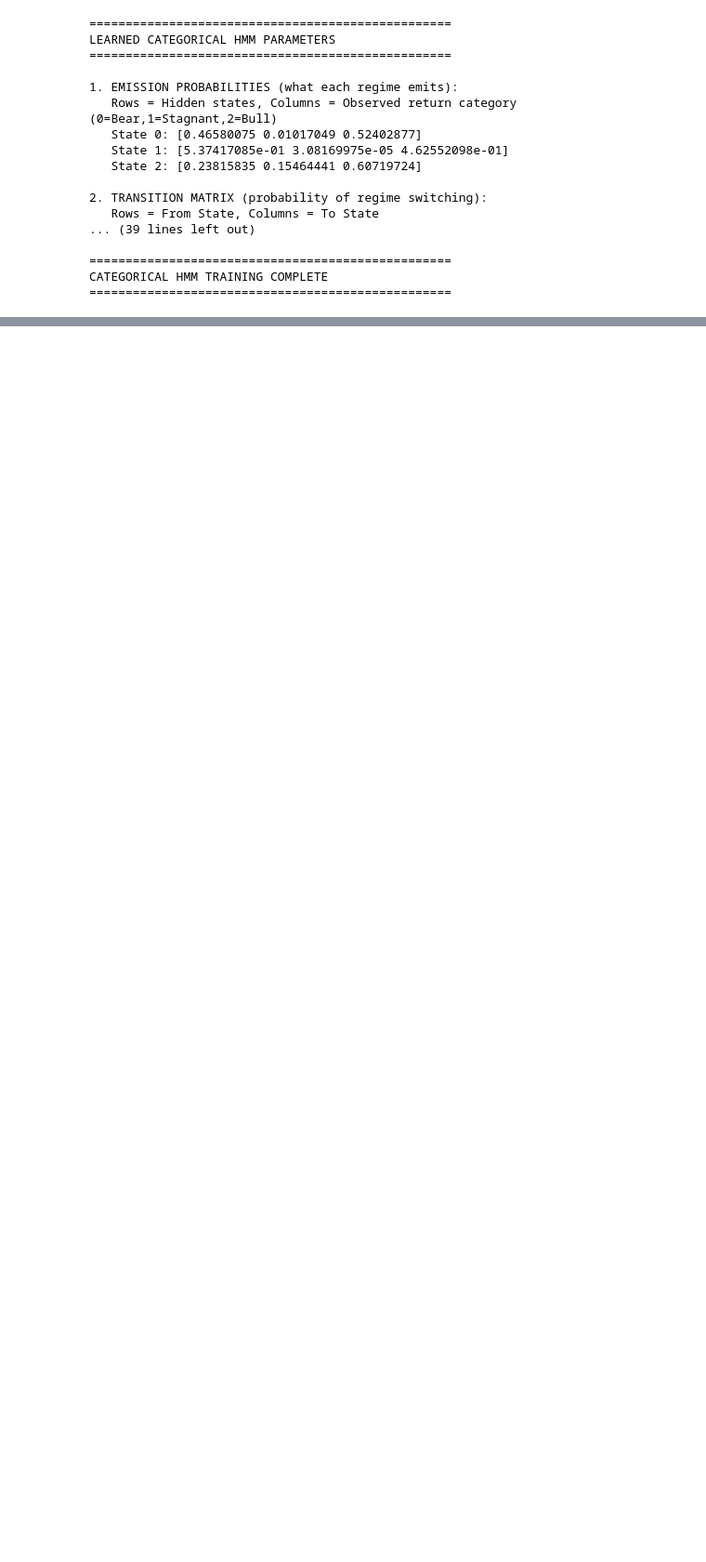
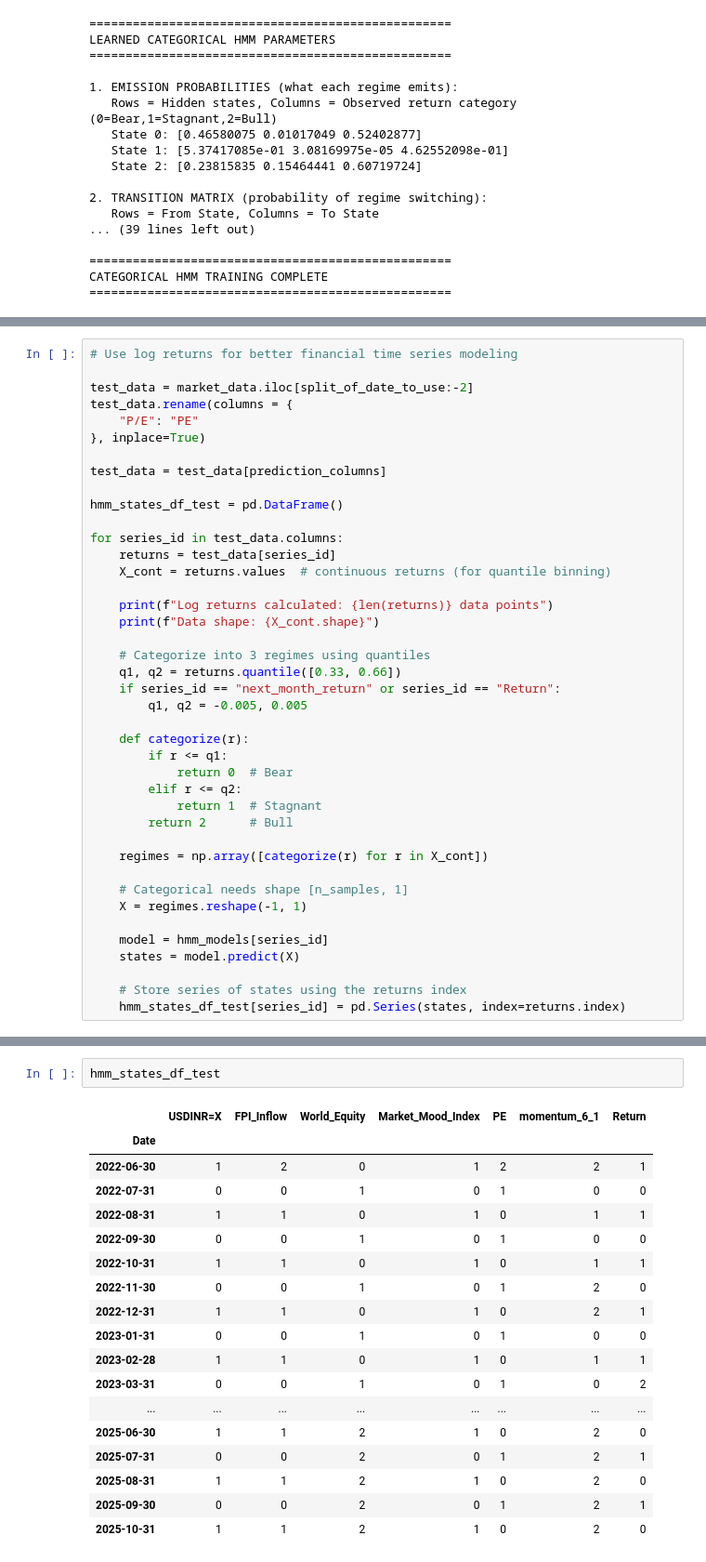
Before and after one commit to rajmehta982/indian_market_regimes, a Jupyter notebook: market_regime_notebook.ipynb, the cells around one changed output, grey strips where cells are left out. Shown at 93% size. Cells and saved outputs as stored; diff of their text form; blank space fills up the shorter version.

```diff
--- a/market_regime_notebook.ipynb
+++ b/market_regime_notebook.ipynb
@@ -1627,0 +2001,41 @@ Step 4.2.5: Creating Regime Visualization
+# %%
+# Use log returns for better financial time series modeling
+
+test_data = market_data.iloc[split_of_date_to_use:-2]
+test_data.rename(columns = {
+    "P/E": "PE"
+}, inplace=True)
+
+test_data = test_data[prediction_columns]
+
+hmm_states_df_test = pd.DataFrame()
+
+for series_id in test_data.columns:
+    returns = test_data[series_id]
+    X_cont = returns.values  # continuous returns (for quantile binning)
+
+    print(f"Log returns calculated: {len(returns)} data points")
+    print(f"Data shape: {X_cont.shape}")
+
+    # Categorize into 3 regimes using quantiles
+    q1, q2 = returns.quantile([0.33, 0.66])
+    if series_id == "next_month_return" or series_id == "Return":
+        q1, q2 = -0.005, 0.005
+
+    def categorize(r):
+        if r <= q1:
+            return 0  # Bear
+        elif r <= q2:
+            return 1  # Stagnant
+        return 2      # Bull
+
+    regimes = np.array([categorize(r) for r in X_cont])
+
+    # Categorical needs shape [n_samples, 1]
+    X = regimes.reshape(-1, 1)
+
+    model = hmm_models[series_id]
+    states = model.predict(X)
+
+    # Store series of states using the returns index
+    hmm_states_df_test[series_id] = pd.Series(states, index=returns.index)
@@ -1627,0 +2057,21 @@ Step 4.2.5: Creating Regime Visualization
+# %%
+hmm_states_df_test
+# %% [output]
+|  | USDINR=X | FPI_Inflow | World_Equity | Market_Mood_Index | PE | momentum_6_1 | Return |
+| Date |  |  |  |  |  |  |  |
+| 2022-06-30 | 1 | 2 | 0 | 1 | 2 | 2 | 1 |
+| 2022-07-31 | 0 | 0 | 1 | 0 | 1 | 0 | 0 |
+| 2022-08-31 | 1 | 1 | 0 | 1 | 0 | 1 | 1 |
+| 2022-09-30 | 0 | 0 | 1 | 0 | 1 | 0 | 0 |
+| 2022-10-31 | 1 | 1 | 0 | 1 | 0 | 1 | 1 |
+| 2022-11-30 | 0 | 0 | 1 | 0 | 1 | 2 | 0 |
+| 2022-12-31 | 1 | 1 | 0 | 1 | 0 | 2 | 1 |
+| 2023-01-31 | 0 | 0 | 1 | 0 | 1 | 0 | 0 |
+| 2023-02-28 | 1 | 1 | 0 | 1 | 0 | 1 | 1 |
+| 2023-03-31 | 0 | 0 | 1 | 0 | 1 | 0 | 2 |
+| ... | ... | ... | ... | ... | ... | ... | ... |
+| 2025-06-30 | 1 | 1 | 2 | 1 | 0 | 2 | 0 |
+| 2025-07-31 | 0 | 0 | 2 | 0 | 1 | 2 | 1 |
+| 2025-08-31 | 1 | 1 | 2 | 1 | 0 | 2 | 0 |
+| 2025-09-30 | 0 | 0 | 2 | 0 | 1 | 2 | 1 |
+| 2025-10-31 | 1 | 1 | 2 | 1 | 0 | 2 | 0 |
```
Also changed, not shown: parts of 32 cells of this notebook.
